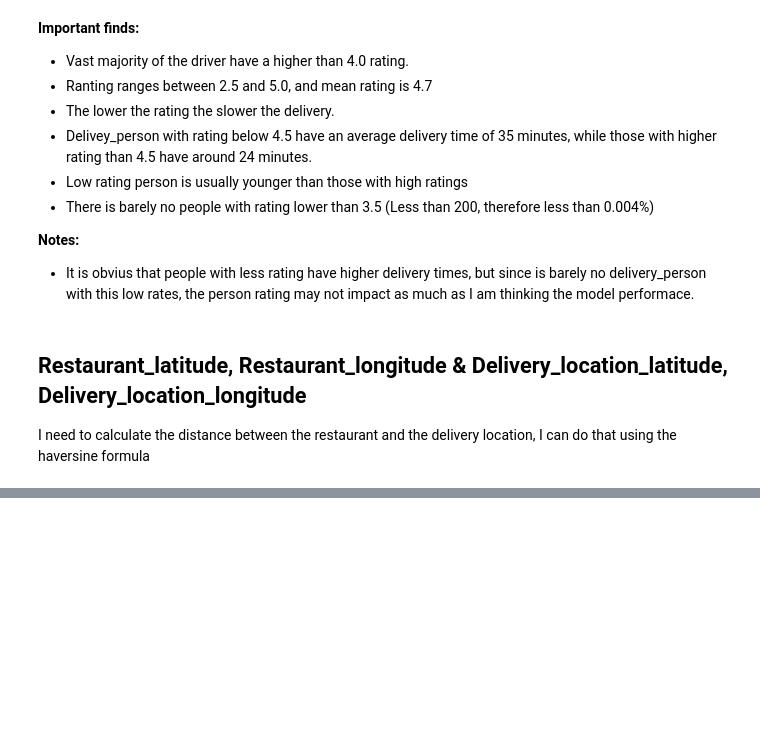
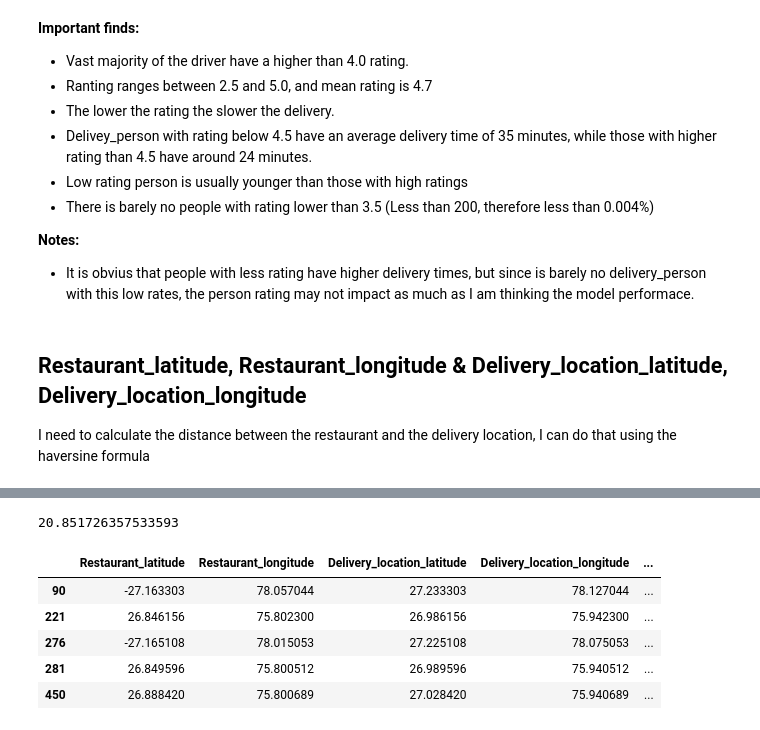
Before and after one commit to liamarguedas/uber-eats-delivery-time, a Jupyter notebook: notebooks/analyze-and-explore-data.ipynb, the cells around one changed output, grey strips where cells are left out. Cells and saved outputs as stored; diff of their text form; code cells hidden in the pictures; blank space fills up the shorter version.

```diff
--- a/notebooks/analyze-and-explore-data.ipynb
+++ b/notebooks/analyze-and-explore-data.ipynb
@@ -362,0 +375,16 @@ data.head()
+# %%
+Quantile99 = data['DeliveryDistance'].quantile(0.99)
+Quantile99
+# %% [output]
+20.851726357533593
+# %%
+data[data['DeliveryDistance'] > Quantile99][['Restaurant_latitude', 'Restaurant_longitude',
+                                                                          'Delivery_location_latitude', 'Delivery_location_longitude',
+                                                                         'Time_taken(min)', 'DeliveryDistance']].head()
+# %% [output]
+|  | Restaurant_latitude | Restaurant_longitude | Delivery_location_latitude | Delivery_location_longitude | ... |
+| 90 | -27.163303 | 78.057044 | 27.233303 | 78.127044 | ... |
+| 221 | 26.846156 | 75.802300 | 26.986156 | 75.942300 | ... |
+| 276 | -27.165108 | 78.015053 | 27.225108 | 78.075053 | ... |
+| 281 | 26.849596 | 75.800512 | 26.989596 | 75.940512 | ... |
+| 450 | 26.888420 | 75.800689 | 27.028420 | 75.940689 | ... |
```
Also changed, not shown: parts of 7 cells of this notebook.
